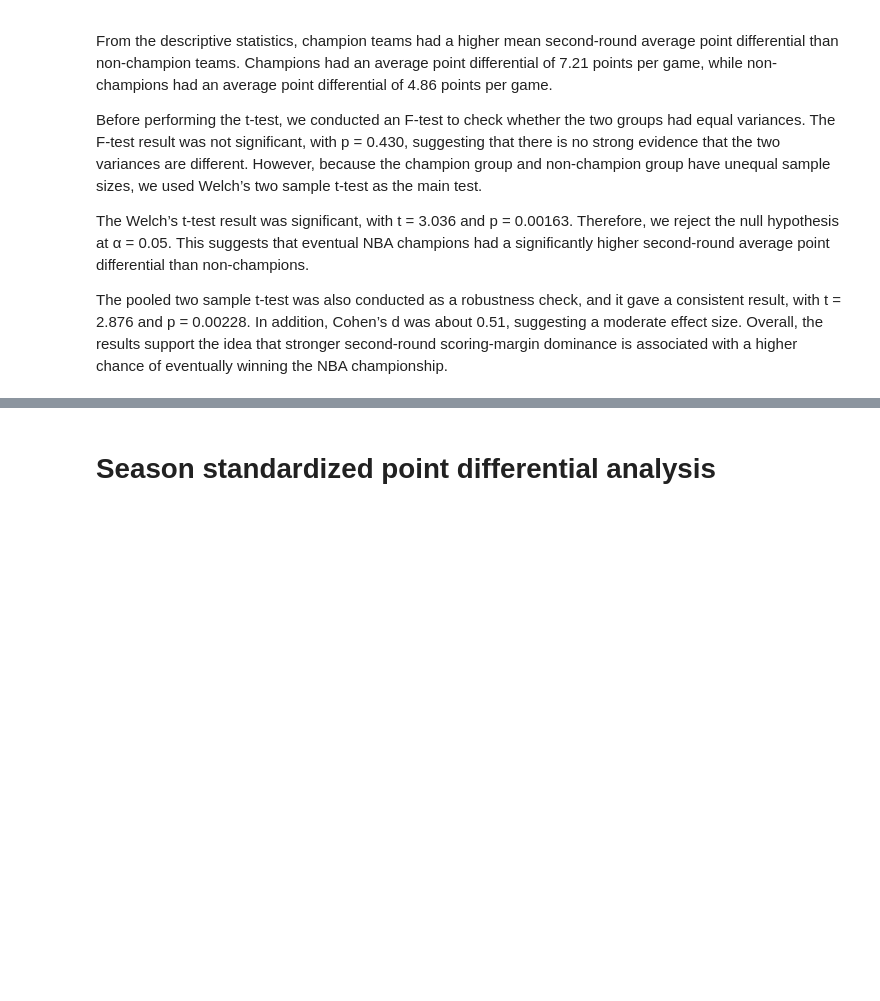
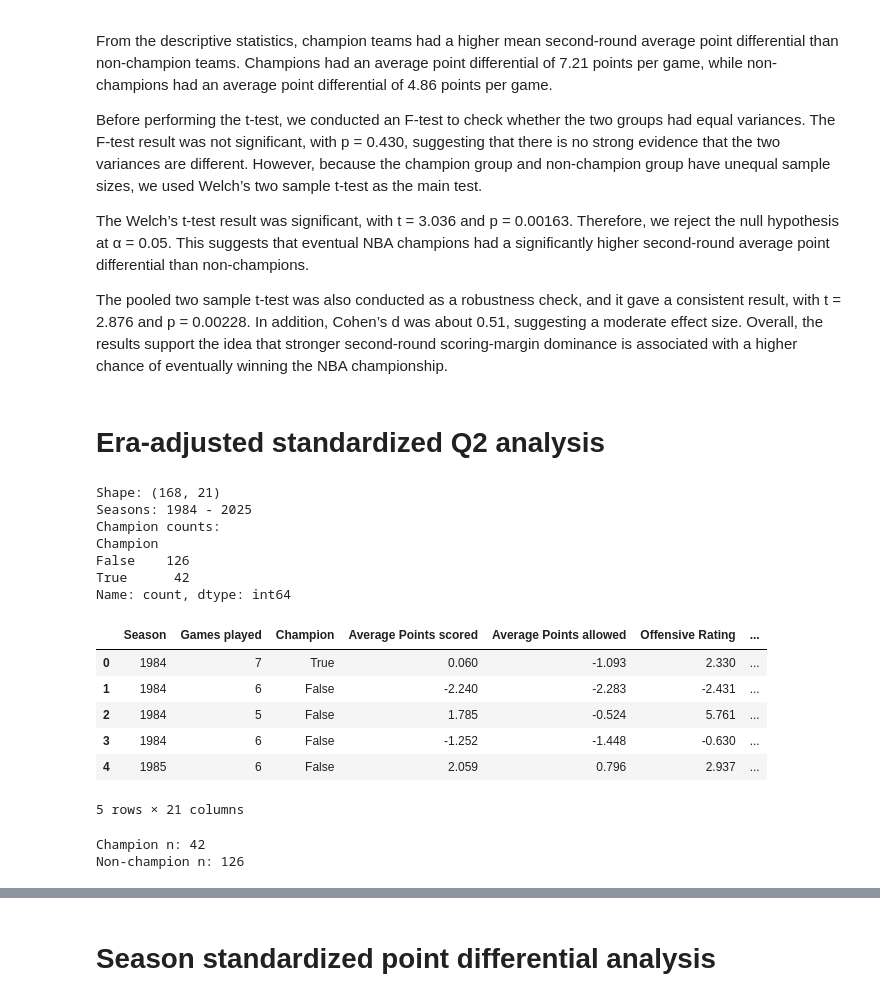
Before and after one commit to GalahadJr-1214/2026-Statistics-Final-Project, a Jupyter notebook: Final Project/champ_stats_diff.ipynb, the cells around one changed output, grey strips where cells are left out. Drawn from its saved outputs; the diff is of its cells as text; code cells hidden in the pictures; blank space fills up the shorter version.

```diff
--- a/Final Project/champ_stats_diff.ipynb
+++ b/Final Project/champ_stats_diff.ipynb
@@ -241,3 +241,39 @@ Before performing the t-test, we conducted an F-test to check whether the two gr
 The Welch’s t-test result was significant, with t = 3.036 and p = 0.00163. Therefore, we reject the null hypothesis at α = 0.05. This suggests that eventual NBA champions had a significantly higher second-round average point differential than non-champions.
 
 The pooled two sample t-test was also conducted as a robustness check, and it gave a consistent result, with t = 2.876 and p = 0.00228. In addition, Cohen’s d was about 0.51, suggesting a moderate effect size. Overall, the results support the idea that stronger second-round scoring-margin dominance is associated with a higher chance of eventually winning the NBA championship.
+# %% [markdown]
+# Era-adjusted standardized Q2 analysis
+# %%
+standardized_data = pd.read_csv("nba_second_round_history_standardised.csv")
+print("Shape:", standardized_data.shape)
+print("Seasons:", standardized_data["Season"].min(), "-", standardized_data["Season"].max())
+print("Champion counts:")
+print(standardized_data["Champion"].value_counts())
+standardized_data.head()
+# %% [output]
+Shape: (168, 21)
+Seasons: 1984 - 2025
+Champion counts:
+Champion
+False    126
+True      42
+Name: count, dtype: int64
+|  | Season | Games played | Champion | Average Points scored | Average Points allowed | Offensive Rating | ... |
+| 0 | 1984 | 7 | True | 0.060 | -1.093 | 2.330 | ... |
+| 1 | 1984 | 6 | False | -2.240 | -2.283 | -2.431 | ... |
+| 2 | 1984 | 5 | False | 1.785 | -0.524 | 5.761 | ... |
+| 3 | 1984 | 6 | False | -1.252 | -1.448 | -0.630 | ... |
+| 4 | 1985 | 6 | False | 2.059 | 0.796 | 2.937 | ... |
+5 rows × 21 columns
+# %%
+std_champs = standardized_data[standardized_data["Champion"] == True]
+std_non_champs = standardized_data[standardized_data["Champion"] == False]
+
+std_point_diff_champ = std_champs["Average Points Difference"].dropna()
+std_point_diff_non_champ = std_non_champs["Average Points Difference"].dropna()
+
+print("Champion n:", len(std_point_diff_champ))
+print("Non-champion n:", len(std_point_diff_non_champ))
+# %% [output]
+Champion n: 42
+Non-champion n: 126
```
Also changed, not shown: parts of 14 cells of this notebook.
